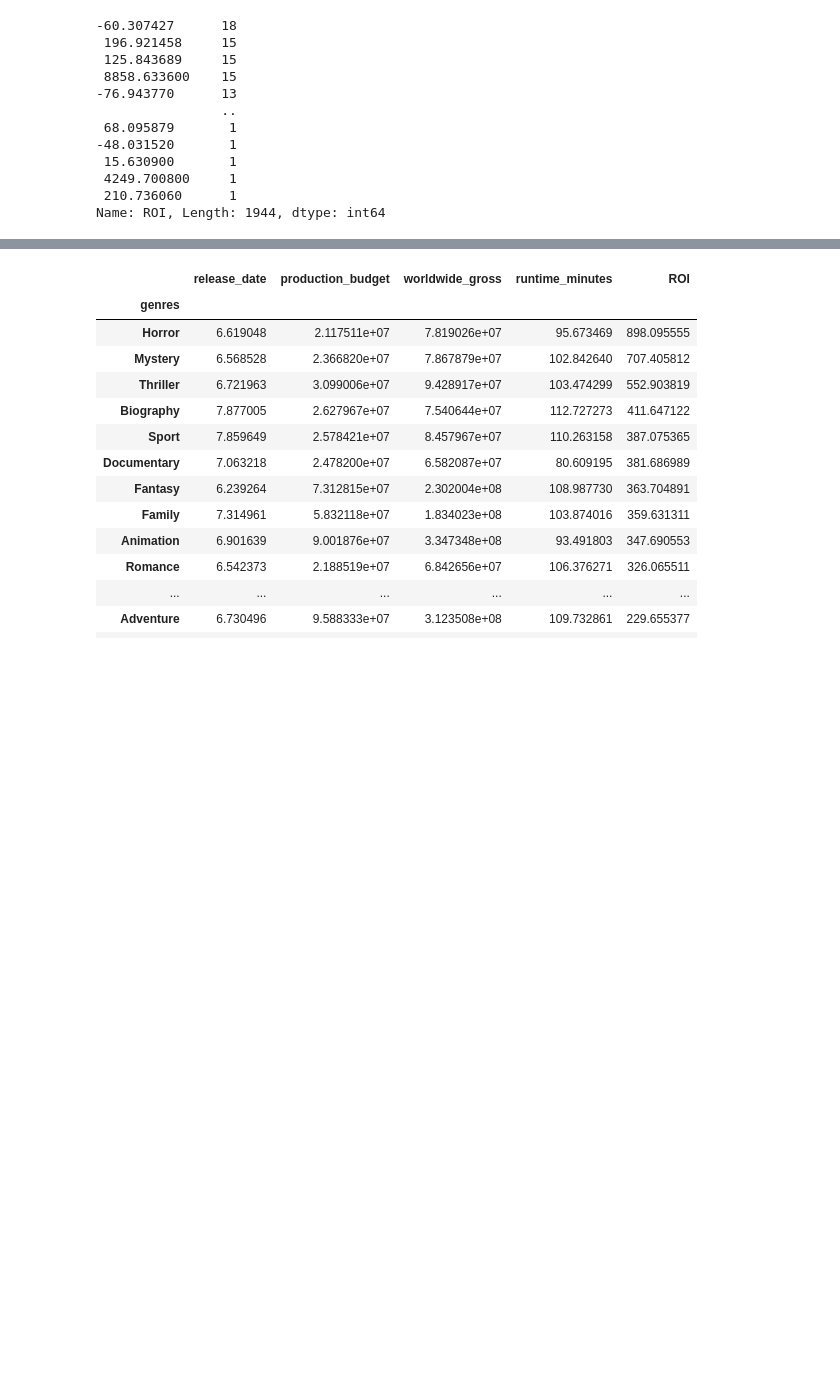
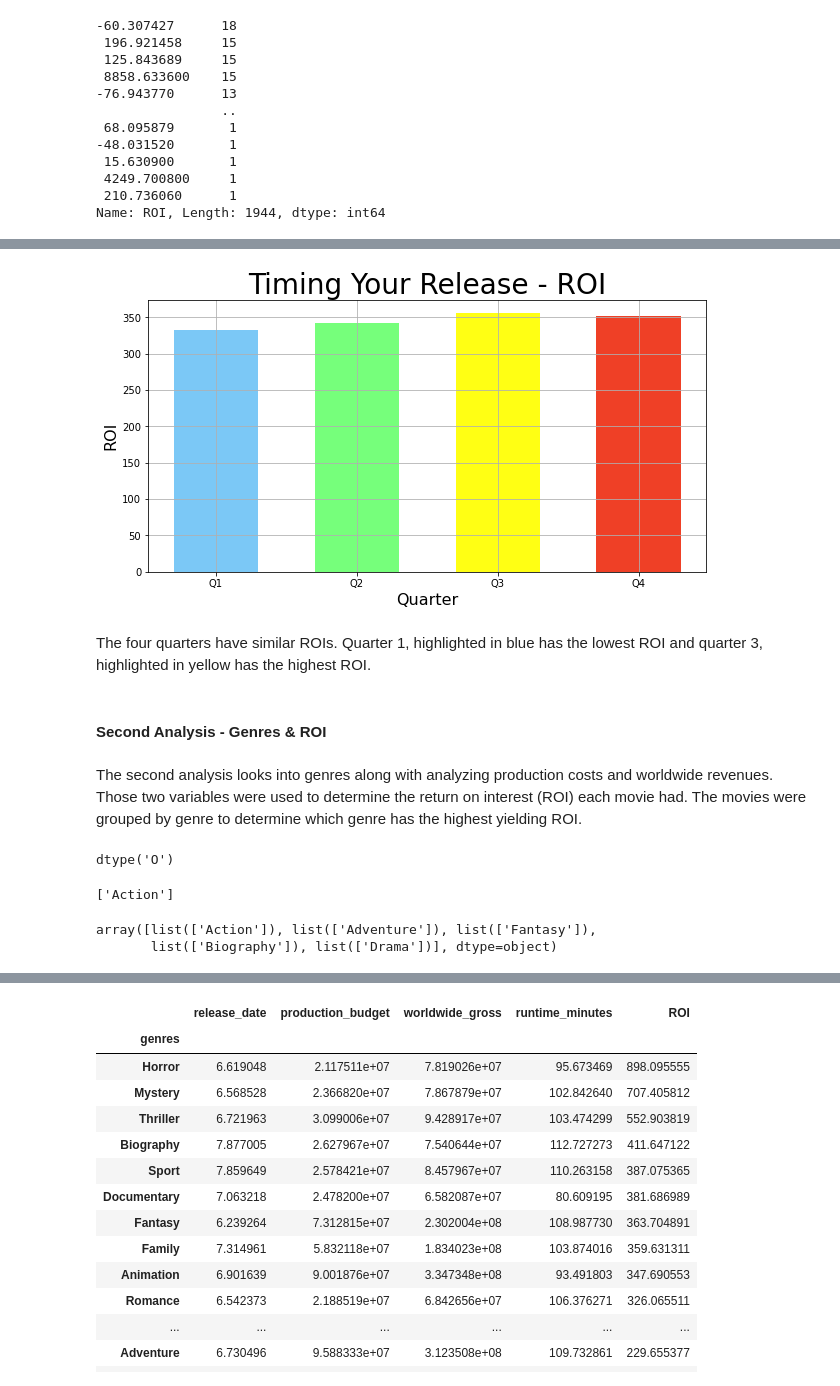
Before and after one commit to simrank3/Phase-1-Project, a Jupyter notebook: student.ipynb, the cells around one changed output, grey strips where cells are left out. Saved outputs shown, nothing was run; the diff lists cells and outputs as text; code cells hidden in the pictures; blank space fills up the shorter version.

```diff
--- a/student.ipynb
+++ b/student.ipynb
@@ -394,0 +381,38 @@ Name: ROI, Length: 1944, dtype: int64
+# %%
+monthROI = df5.groupby('quarter').mean()
+# %%
+#plotting the figure
+fig2 = plt.figure(figsize=(10, 5))
+fig2 = plt.bar(monthROI.index, monthROI.ROI, width= 0.6, color= [
+    'xkcd:lightblue',
+    'xkcd:lightgreen',
+    'xkcd:yellow',
+    'xkcd:tomato'])
+plt.xlabel('Quarter', size=16)
+plt.ylabel('ROI', size=16)
+plt.title('Timing Your Release - ROI', size=28)
+plt.grid()
+plt.savefig('Movie_Releases_&_ROI')
+# %% [output]
+[figure, added]
+# %% [markdown]
+The four quarters have similar ROIs. Quarter 1, highlighted in blue has the lowest ROI and quarter 3, highlighted in yellow has the highest ROI.
+# %% [markdown]
+#### Second Analysis - Genres & ROI
+# %% [markdown]
+The second analysis looks into genres along with analyzing production costs and worldwide revenues. Those two variables were used to determine the return on interest (ROI) each movie had. The movies were grouped by genre to determine which genre has the highest yielding ROI.
+# %%
+# Checking current datatype of "genres" column
+df5['genres'].dtype
+# %% [output]
+dtype('O')
+# %%
+# Checking the first value in the genres column
+df5['genres'].values[0]
+# %% [output]
+['Action']
+# %%
+df5['genres'].head().values
+# %% [output]
+array([list(['Action']), list(['Adventure']), list(['Fantasy']),
+       list(['Biography']), list(['Drama'])], dtype=object)
```
Also changed, not shown: parts of 22 cells of this notebook, 4 other files.
